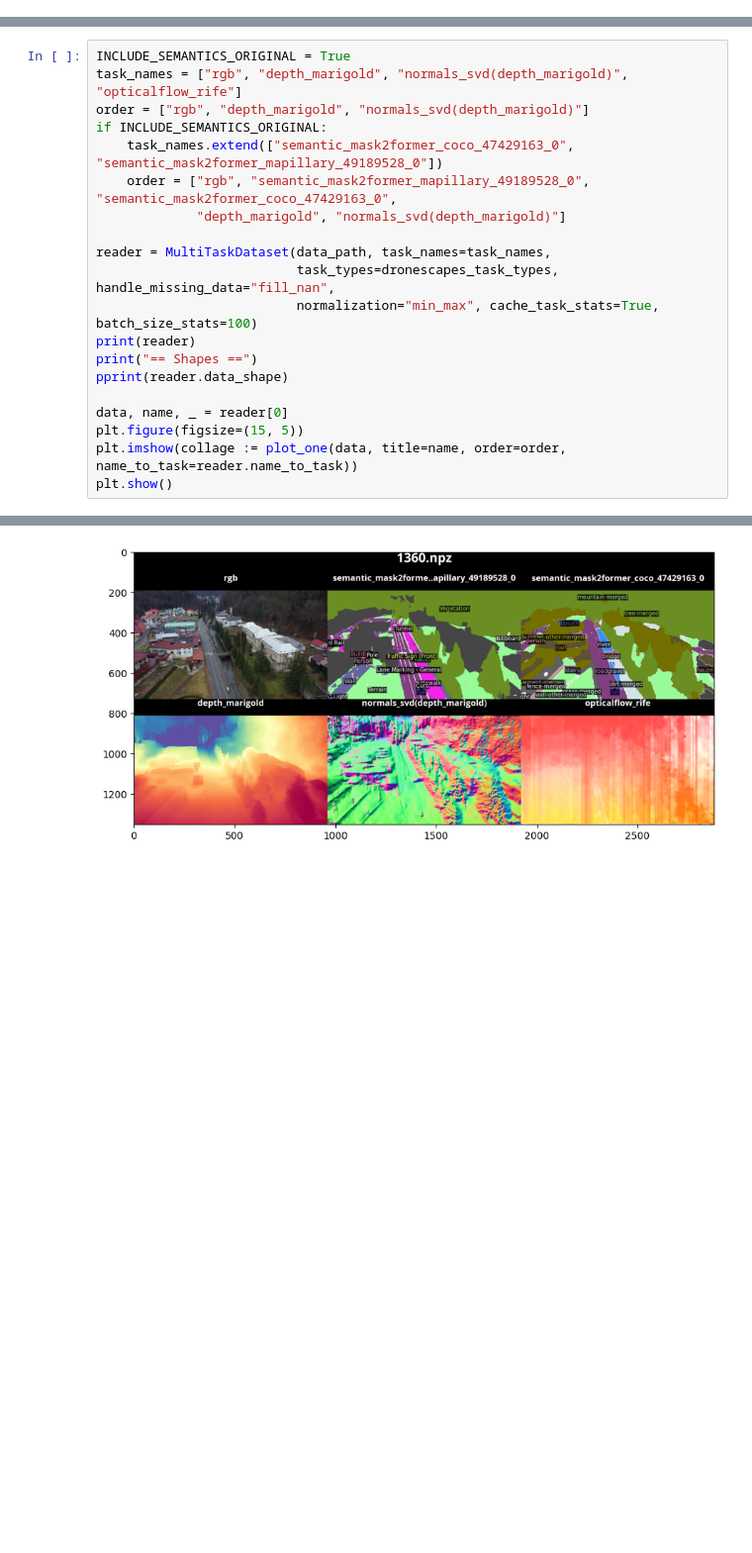
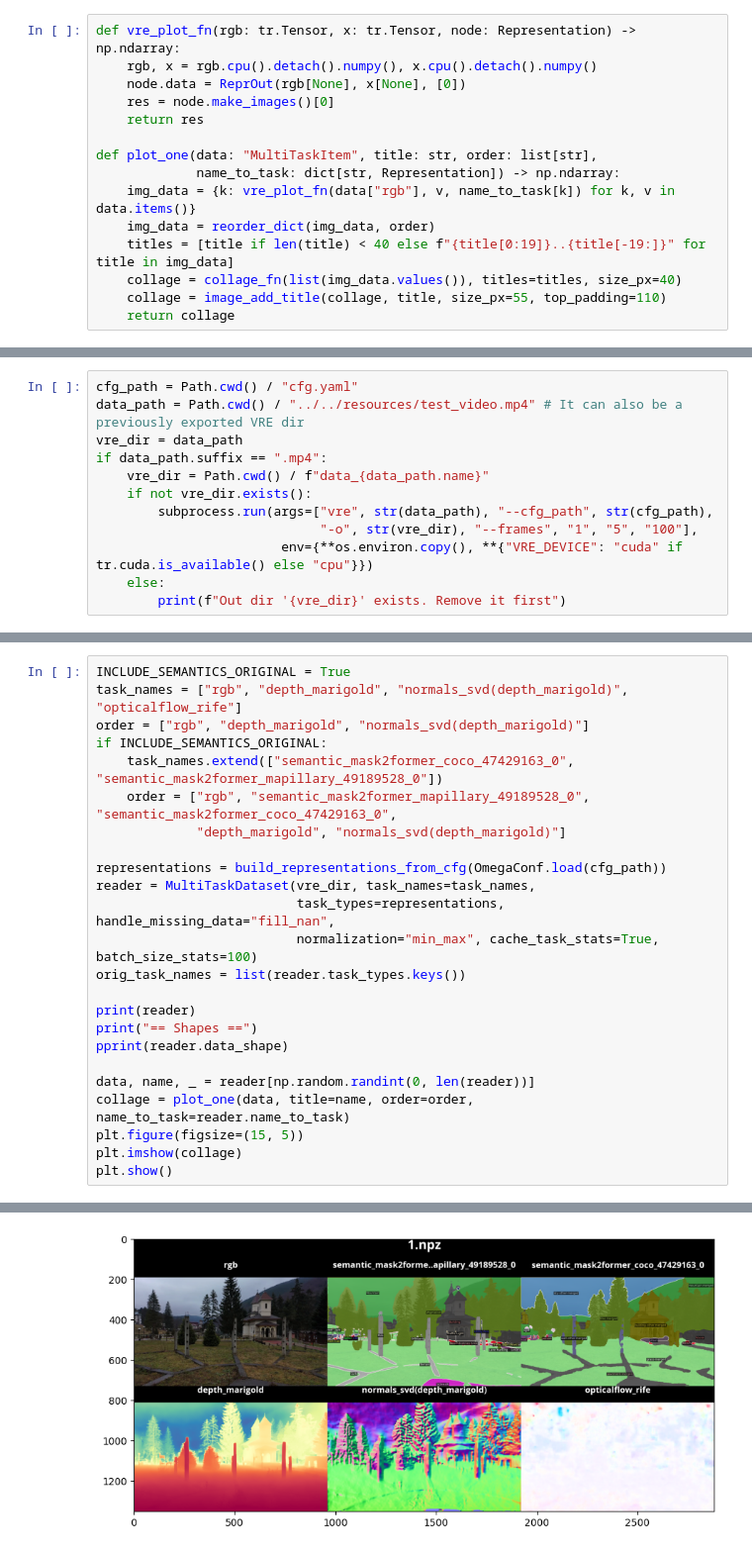
Before and after one commit to Meehai/video-representations-extractor, a Jupyter notebook: examples/semantic_mapper/semantic_mapper.ipynb, the cells around one changed output, grey strips where cells are left out. Shown at 99% size. Drawn from its saved outputs; the diff is of its cells as text; blank space fills up the shorter version.

Commit message:
VRE example updates 3: semantic mapper notebook is self contained, including running VRE with TaskMapped Representations

```diff
--- a/examples/semantic_mapper/semantic_mapper.ipynb
+++ b/examples/semantic_mapper/semantic_mapper.ipynb
@@ -21 +22,16 @@ The autoreload extension is already loaded. To reload it, use:
+# %%
+def vre_plot_fn(rgb: tr.Tensor, x: tr.Tensor, node: Representation) -> np.ndarray:
+    rgb, x = rgb.cpu().detach().numpy(), x.cpu().detach().numpy()
+    node.data = ReprOut(rgb[None], x[None], [0])
+    res = node.make_images()[0]
+    return res
+
+def plot_one(data: "MultiTaskItem", title: str, order: list[str],
+             name_to_task: dict[str, Representation]) -> np.ndarray:
+    img_data = {k: vre_plot_fn(data["rgb"], v, name_to_task[k]) for k, v in data.items()}
+    img_data = reorder_dict(img_data, order)
+    titles = [title if len(title) < 40 else f"{title[0:19]}..{title[-19:]}" for title in img_data]
+    collage = collage_fn(list(img_data.values()), titles=titles, size_px=40)
+    collage = image_add_title(collage, title, size_px=55, top_padding=110)
+    return collage
 # %% [markdown]
@@ -53,0 +48,12 @@ if data_path.suffix == ".mp4":
+# %%
+cfg_path = Path.cwd() / "cfg.yaml"
+data_path = Path.cwd() / "../../resources/test_video.mp4" # It can also be a previously exported VRE dir
+vre_dir = data_path
+if data_path.suffix == ".mp4":
+    vre_dir = Path.cwd() / f"data_{data_path.name}"
+    if not vre_dir.exists():
+        subprocess.run(args=["vre", str(data_path), "--cfg_path", str(cfg_path),
+                             "-o", str(vre_dir), "--frames", "1", "5", "100"],
+                        env={**os.environ.copy(), **{"VRE_DEVICE": "cuda" if tr.cuda.is_available() else "cpu"}})
+    else:
+        print(f"Out dir '{vre_dir}' exists. Remove it first")
@@ -64,15 +94,19 @@ if INCLUDE_SEMANTICS_ORIGINAL:
     order = ["rgb", "semantic_mask2former_mapillary_49189528_0", "semantic_mask2former_coco_47429163_0",
              "depth_marigold", "normals_svd(depth_marigold)"]
 
-reader = MultiTaskDataset(data_path, task_names=task_names,
-                          task_types=dronescapes_task_types, handle_missing_data="fill_nan",
+representations = build_representations_from_cfg(OmegaConf.load(cfg_path))
+reader = MultiTaskDataset(vre_dir, task_names=task_names,
+                          task_types=representations, handle_missing_data="fill_nan",
                           normalization="min_max", cache_task_stats=True, batch_size_stats=100)
+orig_task_names = list(reader.task_types.keys())
+
 print(reader)
 print("== Shapes ==")
 pprint(reader.data_shape)
 
-data, name, _ = reader[0]
+data, name, _ = reader[np.random.randint(0, len(reader))]
+collage = plot_one(data, title=name, order=order, name_to_task=reader.name_to_task)
 plt.figure(figsize=(15, 5))
-plt.imshow(collage := plot_one(data, title=name, order=order, name_to_task=reader.name_to_task))
+plt.imshow(collage)
 plt.show()
 # %% [output]
@@ -96,2 +133,2 @@ plt.show()
-[figure, old version]
+[figure, new version]
 # %% [markdown]
```
Also changed, not shown: parts of 13 cells of this notebook, 9 other files.
